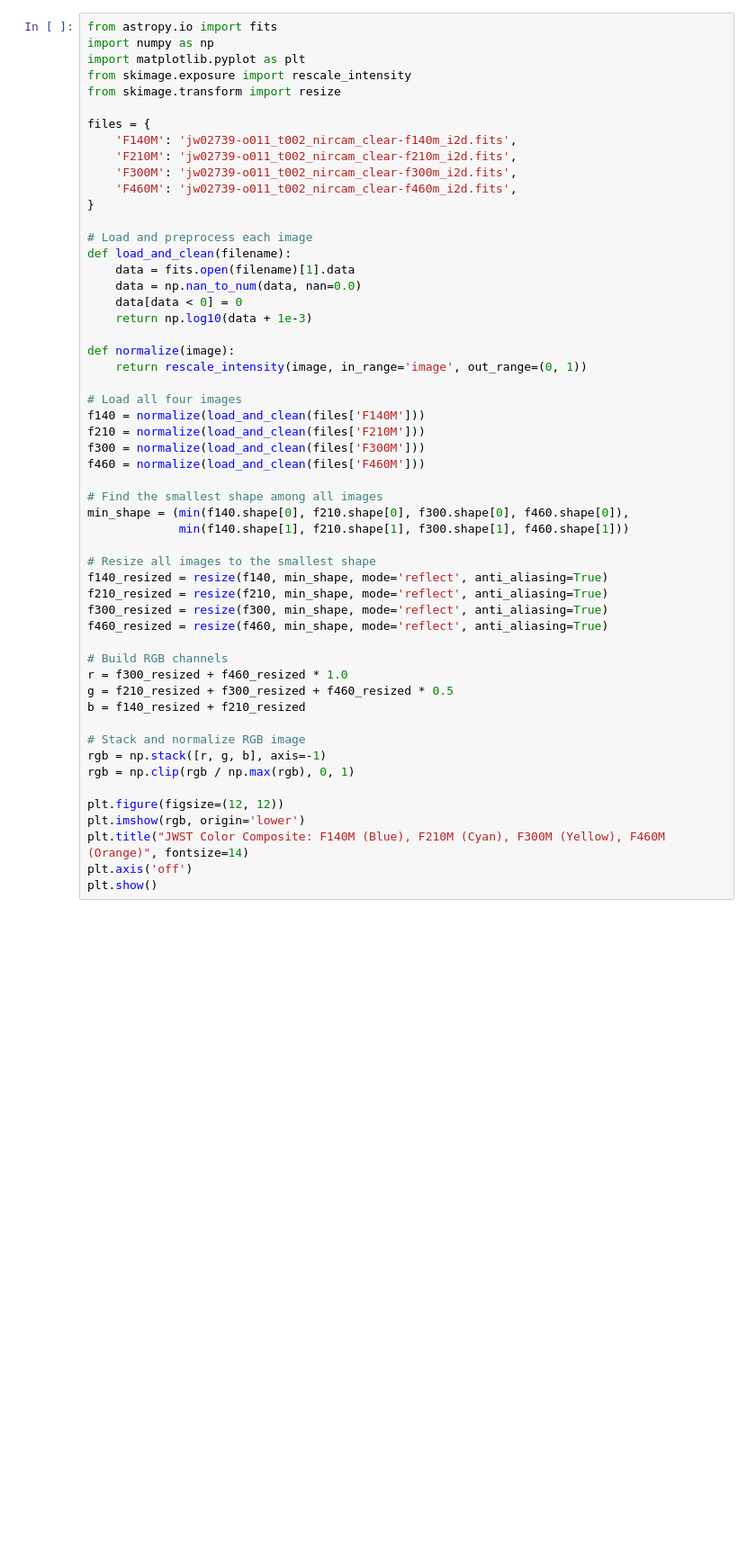
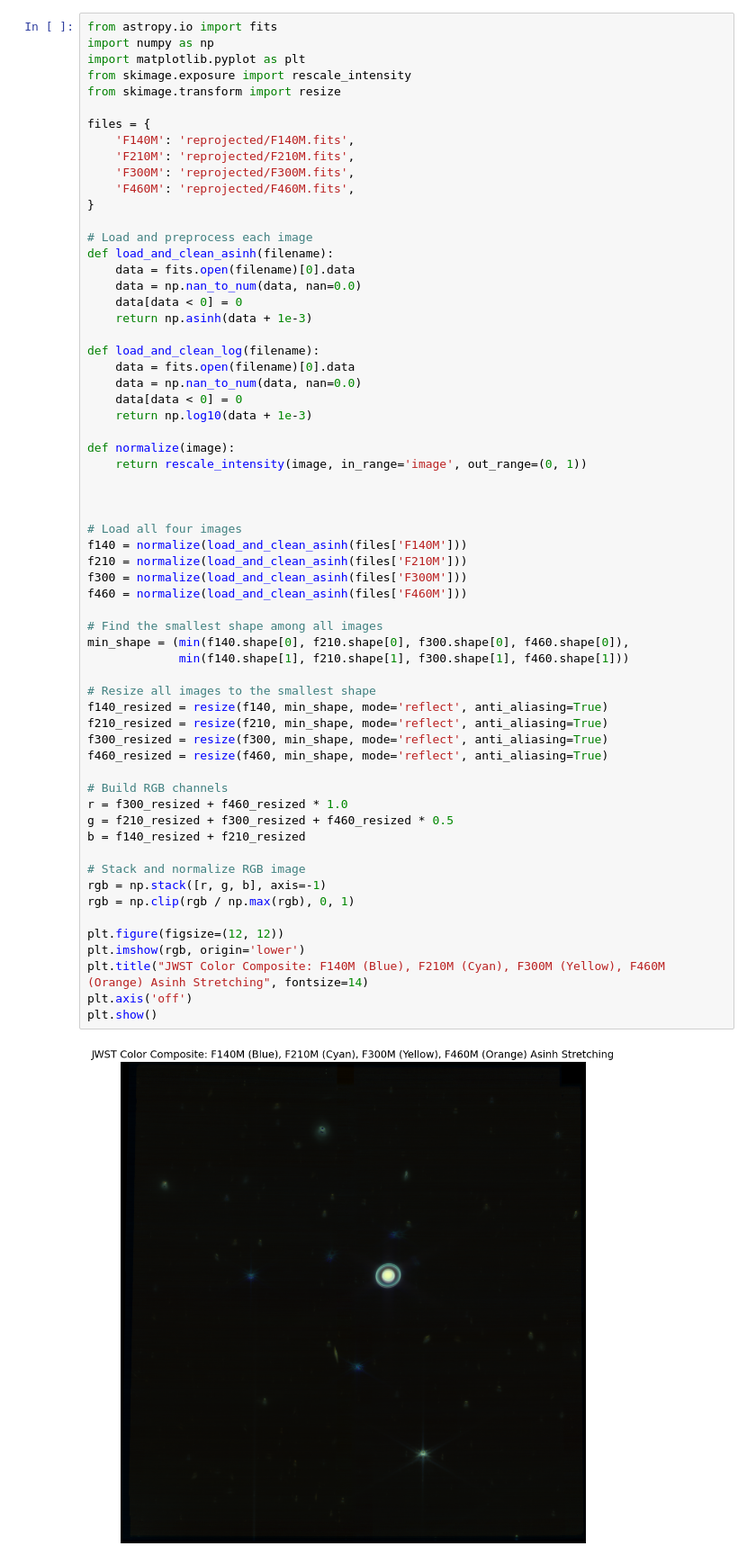
Before and after one commit to ArtyNar/AstroVis, a Jupyter notebook: Neptune/SciVizProject.ipynb, the cells around one changed output. Shown at 90% size. Drawn from its saved outputs; the diff is of its cells as text; blank space fills up the shorter version.

```diff
--- a/Neptune/SciVizProject.ipynb
+++ b/Neptune/SciVizProject.ipynb
@@ -6,49 +6,59 @@ from skimage.exposure import rescale_intensity
 from skimage.transform import resize
 
 files = {
-    'F140M': 'jw02739-o011_t002_nircam_clear-f140m_i2d.fits',
-    'F210M': 'jw02739-o011_t002_nircam_clear-f210m_i2d.fits',
-    'F300M': 'jw02739-o011_t002_nircam_clear-f300m_i2d.fits',
-    'F460M': 'jw02739-o011_t002_nircam_clear-f460m_i2d.fits',
+    'F140M': 'reprojected/F140M.fits',
+    'F210M': 'reprojected/F210M.fits',
+    'F300M': 'reprojected/F300M.fits',
+    'F460M': 'reprojected/F460M.fits',
 }
 
 # Load and preprocess each image
-def load_and_clean(filename):
-    data = fits.open(filename)[1].data
+def load_and_clean_asinh(filename):
+    data = fits.open(filename)[0].data
+    data = np.nan_to_num(data, nan=0.0)
+    data[data < 0] = 0
+    return np.asinh(data + 1e-3)
+
+def load_and_clean_log(filename):
+    data = fits.open(filename)[0].data
     data = np.nan_to_num(data, nan=0.0)
     data[data < 0] = 0
     return np.log10(data + 1e-3)
 
 def normalize(image):
     return rescale_intensity(image, in_range='image', out_range=(0, 1))
 
+
+
 # Load all four images
-f140 = normalize(load_and_clean(files['F140M']))
-f210 = normalize(load_and_clean(files['F210M']))
-f300 = normalize(load_and_clean(files['F300M']))
-f460 = normalize(load_and_clean(files['F460M']))
+f140 = normalize(load_and_clean_asinh(files['F140M']))
+f210 = normalize(load_and_clean_asinh(files['F210M']))
+f300 = normalize(load_and_clean_asinh(files['F300M']))
+f460 = normalize(load_and_clean_asinh(files['F460M']))
 
 # Find the smallest shape among all images
 min_shape = (min(f140.shape[0], f210.shape[0], f300.shape[0], f460.shape[0]),
              min(f140.shape[1], f210.shape[1], f300.shape[1], f460.shape[1]))
 
 # Resize all images to the smallest shape
 f140_resized = resize(f140, min_shape, mode='reflect', anti_aliasing=True)
 f210_resized = resize(f210, min_shape, mode='reflect', anti_aliasing=True)
 f300_resized = resize(f300, min_shape, mode='reflect', anti_aliasing=True)
 f460_resized = resize(f460, min_shape, mode='reflect', anti_aliasing=True)
 
 # Build RGB channels
 r = f300_resized + f460_resized * 1.0
 g = f210_resized + f300_resized + f460_resized * 0.5
 b = f140_resized + f210_resized
 
 # Stack and normalize RGB image
 rgb = np.stack([r, g, b], axis=-1)
 rgb = np.clip(rgb / np.max(rgb), 0, 1)
 
 plt.figure(figsize=(12, 12))
 plt.imshow(rgb, origin='lower')
-plt.title("JWST Color Composite: F140M (Blue), F210M (Cyan), F300M (Yellow), F460M (Orange)", fontsize=14)
+plt.title("JWST Color Composite: F140M (Blue), F210M (Cyan), F300M (Yellow), F460M (Orange) Asinh Stretching", fontsize=14)
 plt.axis('off')
 plt.show()
+# %% [output]
+[figure, added]
```
Also changed, not shown: parts of 1 cell of this notebook, 1 other file.
